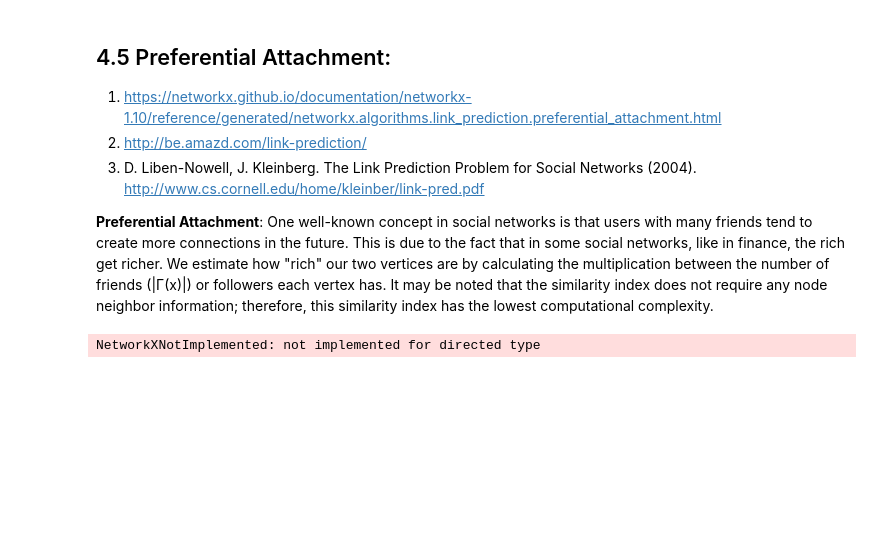
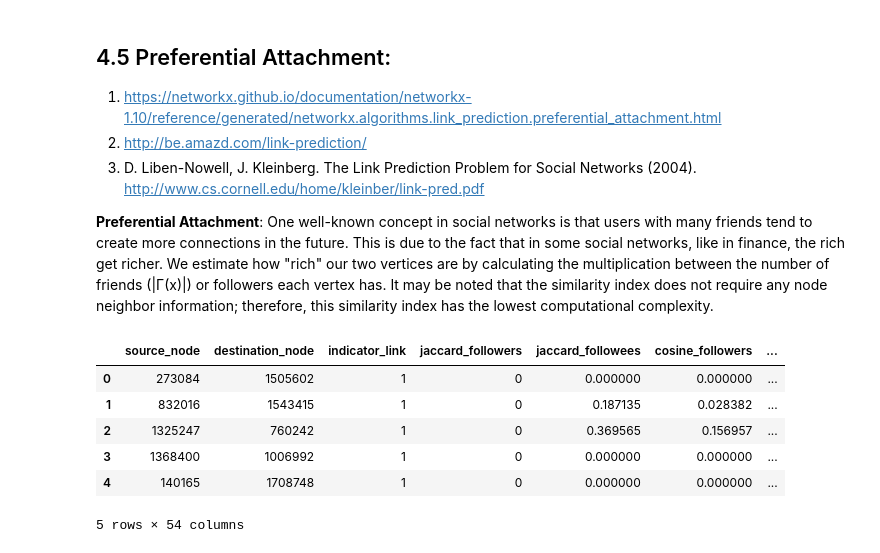
Before and after one commit to saugatapaul1010/Social-Network-Graph-Link-Prediction, a Jupyter notebook: FB_Models.ipynb, the cells around one changed output. Drawn from its saved outputs; the diff is of its cells as text; code cells hidden in the pictures; blank space fills up the shorter version.

```diff
--- a/FB_Models.ipynb
+++ b/FB_Models.ipynb
@@ -291,15 +295,18 @@ Index(['source_node', 'destination_node', 'indicator_link',
 
 <b>Preferential Attachment</b>: One well-known concept in social networks is that users with many friends tend to create more connections in the future. This is due to the fact that in some social networks, like in finance, the rich get richer. We estimate how "rich" our two vertices are by calculating the multiplication between the number of friends (|Γ(x)|) or followers each vertex has. It may be noted that the similarity index does not require any node neighbor information; therefore, this similarity index has the lowest computational complexity.
 # %%
-def preferential_attac(graph, source, dest):
-    source_neigh = len(graph.neighbors(source)) #Number of neighbors for the source nodes
-    dest_neigh = len(graph.neighbors(dest)) #Number of neighbors for the
+def preferential_attac(graph, source_node, destination_node):
+    source_neigh = len(graph.neighbors(source_node)) #Number of neighbors for the source nodes
+    dest_neigh = len(graph.neighbors(destination_node)) #Number of neighbors for the
     pa_score = source_neigh * dest_neigh
-
-preferential_attac(train_graph)
-
-
-df_final_train['jaccard_followers'] = df_final_train.apply(lambda row:
-                                            jaccard_for_followers(row['source_node'],row['destination_node']),axis=1)
+    return pa_score
-# %% [output]
-NetworkXNotImplemented: not implemented for directed type
+# %%
+df_final_train.head()
+# %% [output]
+|  | source_node | destination_node | indicator_link | jaccard_followers | jaccard_followees | cosine_followers | ... |
+| 0 | 273084 | 1505602 | 1 | 0 | 0.000000 | 0.000000 | ... |
+| 1 | 832016 | 1543415 | 1 | 0 | 0.187135 | 0.028382 | ... |
+| 2 | 1325247 | 760242 | 1 | 0 | 0.369565 | 0.156957 | ... |
+| 3 | 1368400 | 1006992 | 1 | 0 | 0.000000 | 0.000000 | ... |
+| 4 | 140165 | 1708748 | 1 | 0 | 0.000000 | 0.000000 | ... |
+5 rows × 54 columns
```
Also changed, not shown: parts of 3 cells of this notebook, 3 other files.
